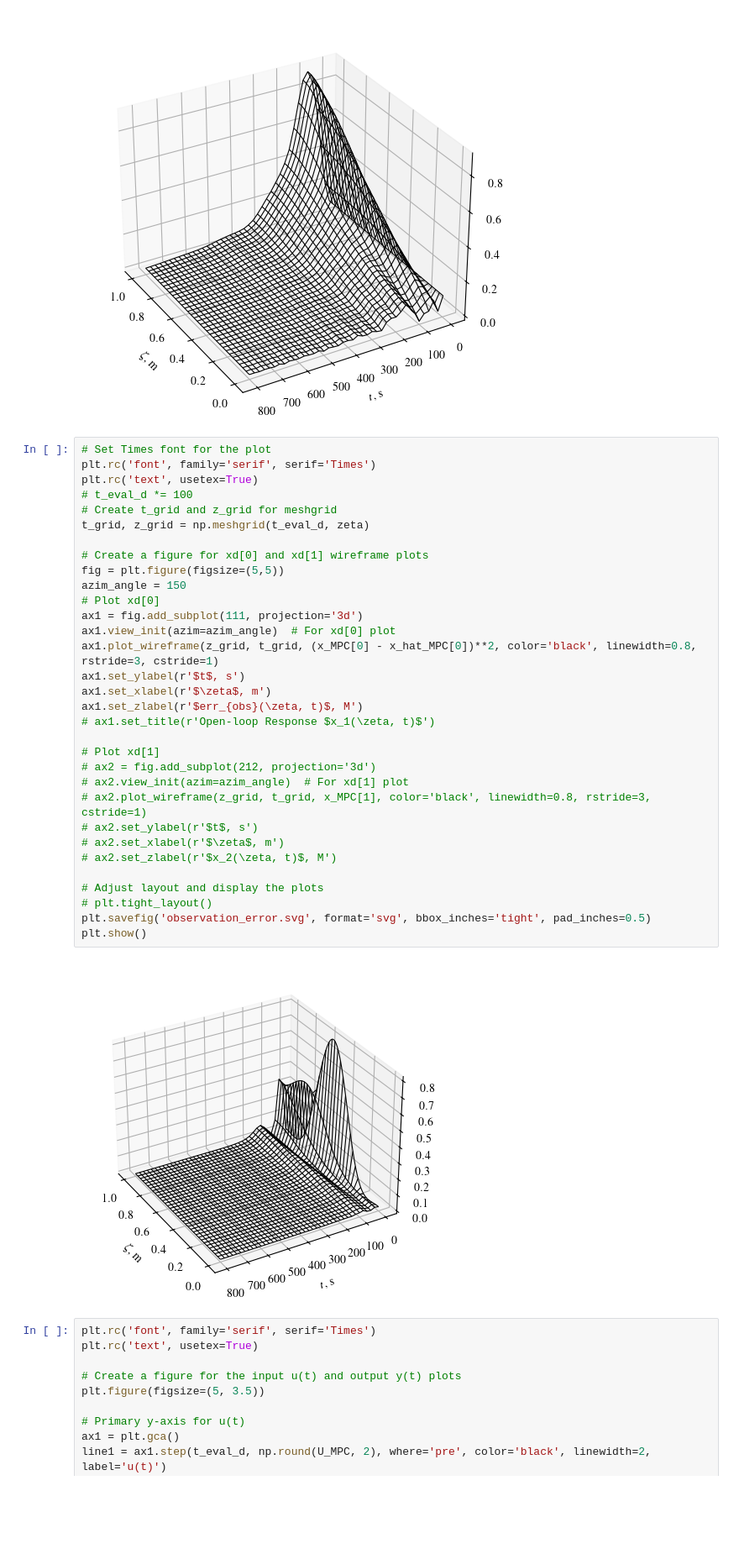
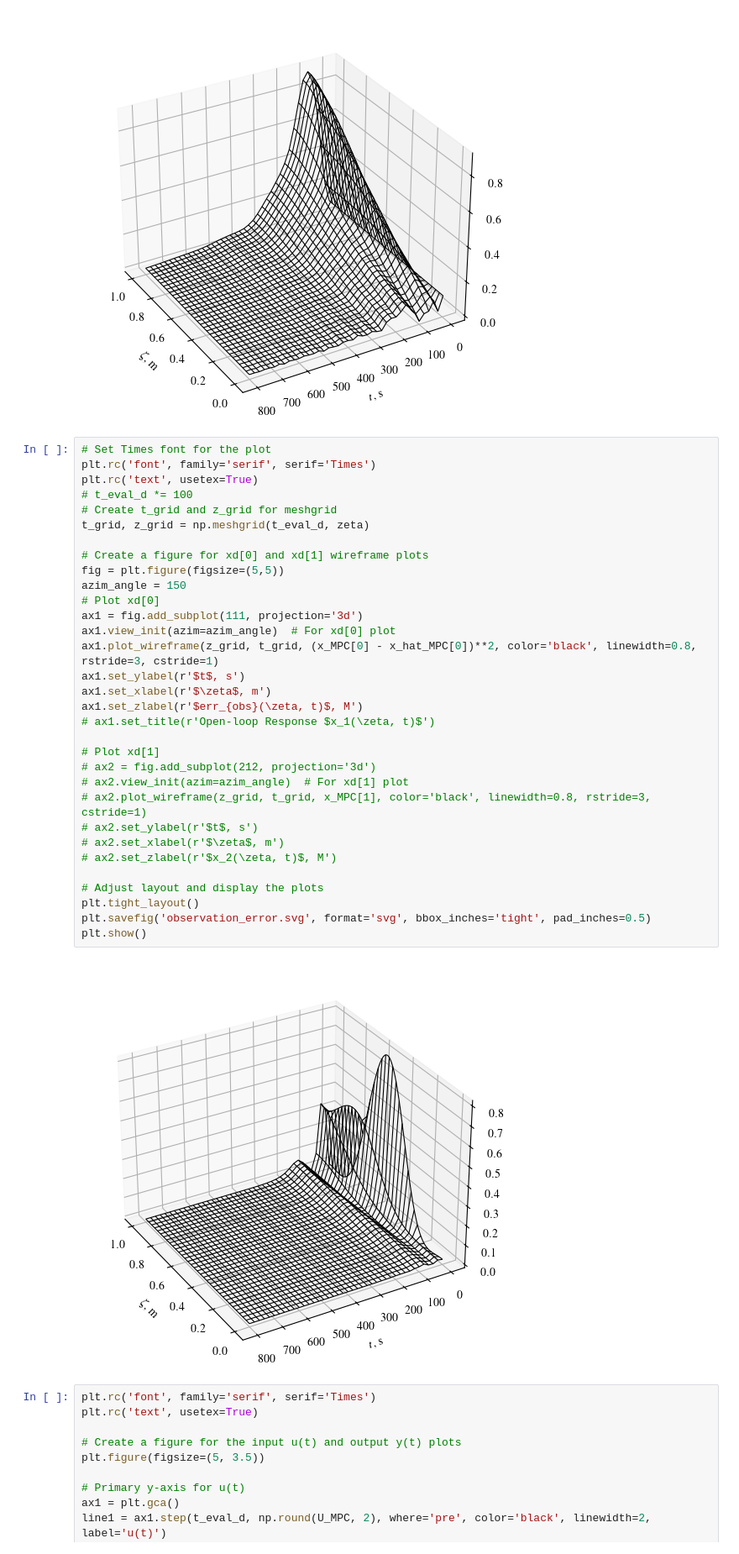
Before and after one commit to behradmoadeli/pfr_isothermal_recycle_delay_MPC, a Jupyter notebook: reports/Report_unstable.ipynb, the cells around one changed output. Shown at 84% size. Saved outputs shown, nothing was run; the diff lists cells and outputs as text; blank space fills up the shorter version.

```diff
--- a/reports/Report_unstable.ipynb
+++ b/reports/Report_unstable.ipynb
@@ -282,35 +282,35 @@ plt.show()
 plt.rc('font', family='serif', serif='Times')
 plt.rc('text', usetex=True)
 # t_eval_d *= 100
 # Create t_grid and z_grid for meshgrid
 t_grid, z_grid = np.meshgrid(t_eval_d, zeta)
 
 # Create a figure for xd[0] and xd[1] wireframe plots
 fig = plt.figure(figsize=(5,5))
 azim_angle = 150
 # Plot xd[0]
 ax1 = fig.add_subplot(111, projection='3d')
 ax1.view_init(azim=azim_angle)  # For xd[0] plot
 ax1.plot_wireframe(z_grid, t_grid, (x_MPC[0] - x_hat_MPC[0])**2, color='black', linewidth=0.8, rstride=3, cstride=1)
 ax1.set_ylabel(r'$t$, s')
 ax1.set_xlabel(r'$\zeta$, m')
 ax1.set_zlabel(r'$err_{obs}(\zeta, t)$, M')
 # ax1.set_title(r'Open-loop Response $x_1(\zeta, t)$')
 
 # Plot xd[1]
 # ax2 = fig.add_subplot(212, projection='3d')
 # ax2.view_init(azim=azim_angle)  # For xd[1] plot
 # ax2.plot_wireframe(z_grid, t_grid, x_MPC[1], color='black', linewidth=0.8, rstride=3, cstride=1)
 # ax2.set_ylabel(r'$t$, s')
 # ax2.set_xlabel(r'$\zeta$, m')
 # ax2.set_zlabel(r'$x_2(\zeta, t)$, M')
 
 # Adjust layout and display the plots
-# plt.tight_layout()
+plt.tight_layout()
 plt.savefig('observation_error.svg', format='svg', bbox_inches='tight', pad_inches=0.5)
 plt.show()
 # %% [output]
-[figure, old version]
+[figure, new version]
 # %%
 plt.rc('font', family='serif', serif='Times')
 plt.rc('text', usetex=True)
```
Also changed, not shown: 19 other files.
